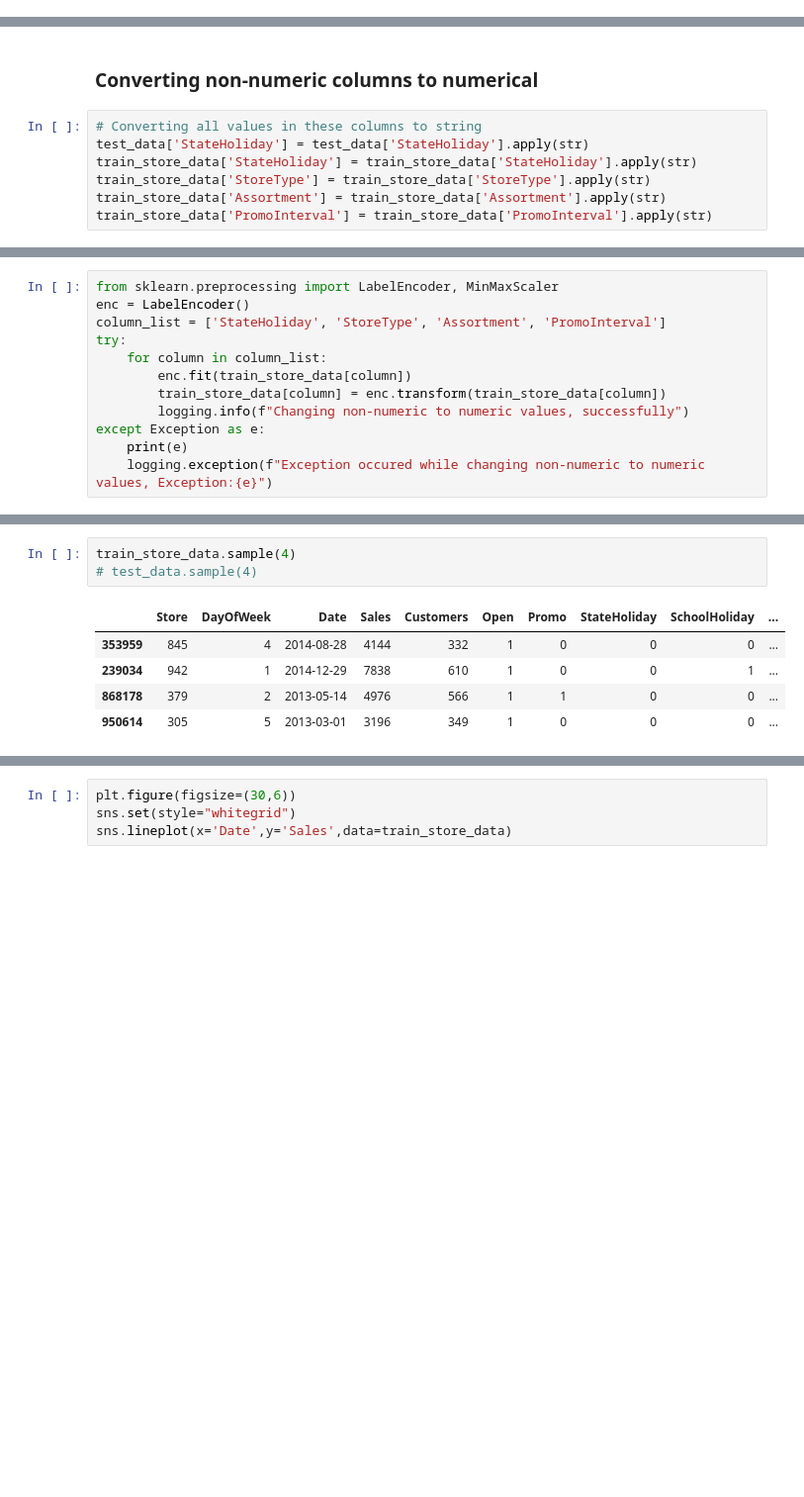
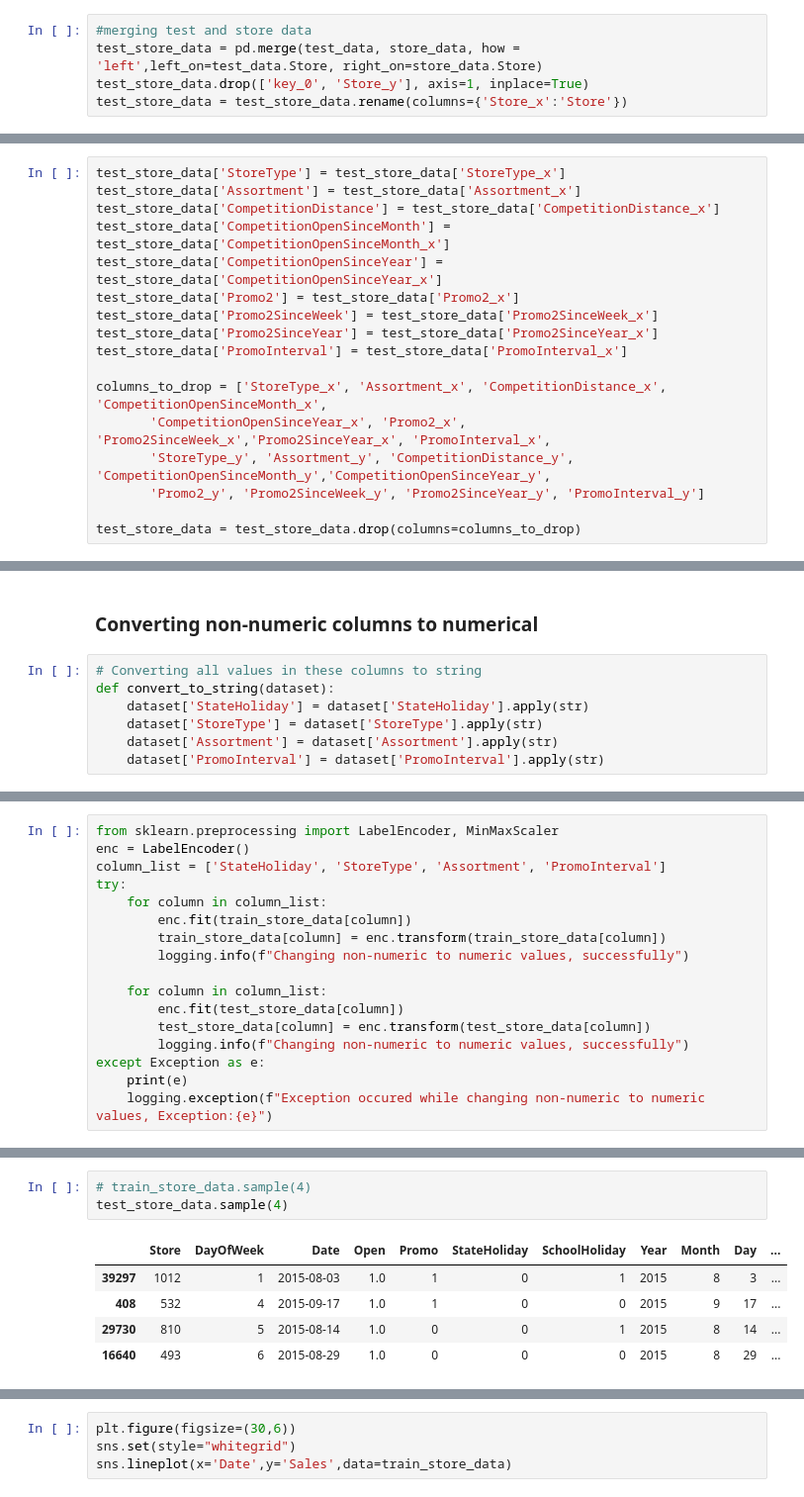
Before and after one commit to Caphace-Ethan/Pharmaceutical-Sales-Prediction, a Jupyter notebook: notebooks/Prediction_of_store_sales.ipynb, the cells around one changed output, grey strips where cells are left out. Shown at 99% size. Saved outputs shown, nothing was run; the diff lists cells and outputs as text; blank space fills up the shorter version.

```diff
--- a/notebooks/Prediction_of_store_sales.ipynb
+++ b/notebooks/Prediction_of_store_sales.ipynb
@@ -447,4 +447,9 @@ try:
 except Exception as e:
     print(e)
     logging.exception(f"Exception occured while merging store to train and test datasets, Exception:{e}")
+# %%
+#merging test and store data
+test_store_data = pd.merge(test_data, store_data, how = 'left',left_on=test_data.Store, right_on=store_data.Store)
+test_store_data.drop(['key_0', 'Store_y'], axis=1, inplace=True)
+test_store_data = test_store_data.rename(columns={'Store_x':'Store'})
 # %%
@@ -453,3 +469,20 @@ test_data = test_data.drop(columns=['Id'])
+# %%
+test_store_data['StoreType'] = test_store_data['StoreType_x']
+test_store_data['Assortment'] = test_store_data['Assortment_x']
+test_store_data['CompetitionDistance'] = test_store_data['CompetitionDistance_x']
+test_store_data['CompetitionOpenSinceMonth'] = test_store_data['CompetitionOpenSinceMonth_x']
+test_store_data['CompetitionOpenSinceYear'] = test_store_data['CompetitionOpenSinceYear_x']
+test_store_data['Promo2'] = test_store_data['Promo2_x']
+test_store_data['Promo2SinceWeek'] = test_store_data['Promo2SinceWeek_x']
+test_store_data['Promo2SinceYear'] = test_store_data['Promo2SinceYear_x']
+test_store_data['PromoInterval'] = test_store_data['PromoInterval_x']
+
+columns_to_drop = ['StoreType_x', 'Assortment_x', 'CompetitionDistance_x', 'CompetitionOpenSinceMonth_x',
+       'CompetitionOpenSinceYear_x', 'Promo2_x', 'Promo2SinceWeek_x','Promo2SinceYear_x', 'PromoInterval_x',
+       'StoreType_y', 'Assortment_y', 'CompetitionDistance_y', 'CompetitionOpenSinceMonth_y','CompetitionOpenSinceYear_y',
+       'Promo2_y', 'Promo2SinceWeek_y', 'Promo2SinceYear_y', 'PromoInterval_y']
+
+test_store_data = test_store_data.drop(columns=columns_to_drop)
 # %%
 print(f" Shape of Combined dataset: {shape}")
 # train_store_data.head(4)
@@ -510,8 +543,8 @@ memory usage: 4.1+ MB
 ### Converting non-numeric columns to numerical
 # %%
 # Converting all values in these columns to string
-test_data['StateHoliday'] = test_data['StateHoliday'].apply(str)
-train_store_data['StateHoliday'] = train_store_data['StateHoliday'].apply(str)
-train_store_data['StoreType'] = train_store_data['StoreType'].apply(str)
-train_store_data['Assortment'] = train_store_data['Assortment'].apply(str)
-train_store_data['PromoInterval'] = train_store_data['PromoInterval'].apply(str)
+def convert_to_string(dataset):
+    dataset['StateHoliday'] = dataset['StateHoliday'].apply(str)
+    dataset['StoreType'] = dataset['StoreType'].apply(str)
+    dataset['Assortment'] = dataset['Assortment'].apply(str)
+    dataset['PromoInterval'] = dataset['PromoInterval'].apply(str)
@@ -524,6 +560,11 @@ try:
         enc.fit(train_store_data[column])
         train_store_data[column] = enc.transform(train_store_data[column])
         logging.info(f"Changing non-numeric to numeric values, successfully")
+
+    for column in column_list:
+        enc.fit(test_store_data[column])
+        test_store_data[column] = enc.transform(test_store_data[column])
+        logging.info(f"Changing non-numeric to numeric values, successfully")
 except Exception as e:
     print(e)
     logging.exception(f"Exception occured while changing non-numeric to numeric values, Exception:{e}")
@@ -539,9 +580,9 @@ except Exception as e:
 # %%
-train_store_data.sample(4)
-# test_data.sample(4)
+# train_store_data.sample(4)
+test_store_data.sample(4)
 # %% [output]
-|  | Store | DayOfWeek | Date | Sales | Customers | Open | Promo | StateHoliday | SchoolHoliday | ... |
-| 353959 | 845 | 4 | 2014-08-28 | 4144 | 332 | 1 | 0 | 0 | 0 | ... |
-| 239034 | 942 | 1 | 2014-12-29 | 7838 | 610 | 1 | 0 | 0 | 1 | ... |
-| 868178 | 379 | 2 | 2013-05-14 | 4976 | 566 | 1 | 1 | 0 | 0 | ... |
-| 950614 | 305 | 5 | 2013-03-01 | 3196 | 349 | 1 | 0 | 0 | 0 | ... |
+|  | Store | DayOfWeek | Date | Open | Promo | StateHoliday | SchoolHoliday | Year | Month | Day | ... |
+| 39297 | 1012 | 1 | 2015-08-03 | 1.0 | 1 | 0 | 1 | 2015 | 8 | 3 | ... |
+| 408 | 532 | 4 | 2015-09-17 | 1.0 | 1 | 0 | 0 | 2015 | 9 | 17 | ... |
+| 29730 | 810 | 5 | 2015-08-14 | 1.0 | 0 | 0 | 1 | 2015 | 8 | 14 | ... |
+| 16640 | 493 | 6 | 2015-08-29 | 1.0 | 0 | 0 | 0 | 2015 | 8 | 29 | ... |
```
Also changed, not shown: parts of 7 cells of this notebook.
